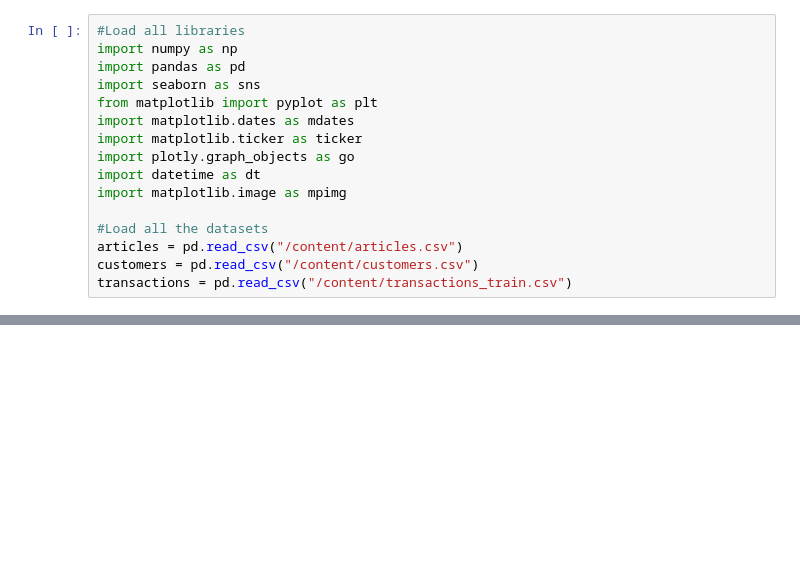
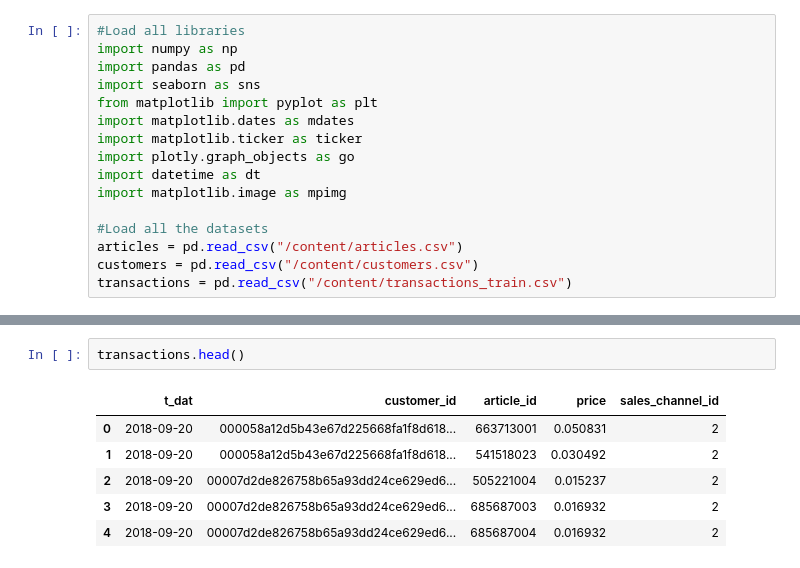
Before and after one commit to amien1410/colab-notebooks, a Jupyter notebook: Colab_Pyspark_H&M_EDA_Recommendation.ipynb, the cells around one changed output, grey strips where cells are left out. Drawn from its saved outputs; the diff is of its cells as text; blank space fills up the shorter version.

```diff
--- a/Colab_Pyspark_H&M_EDA_Recommendation.ipynb
+++ b/Colab_Pyspark_H&M_EDA_Recommendation.ipynb
@@ -86,0 +127,9 @@ transactions = pd.read_csv("/content/transactions_train.csv")
+# %%
+transactions.head()
+# %% [output]
+|  | t_dat | customer_id | article_id | price | sales_channel_id |
+| 0 | 2018-09-20 | 000058a12d5b43e67d225668fa1f8d618... | 663713001 | 0.050831 | 2 |
+| 1 | 2018-09-20 | 000058a12d5b43e67d225668fa1f8d618... | 541518023 | 0.030492 | 2 |
+| 2 | 2018-09-20 | 00007d2de826758b65a93dd24ce629ed6... | 505221004 | 0.015237 | 2 |
+| 3 | 2018-09-20 | 00007d2de826758b65a93dd24ce629ed6... | 685687003 | 0.016932 | 2 |
+| 4 | 2018-09-20 | 00007d2de826758b65a93dd24ce629ed6... | 685687004 | 0.016932 | 2 |
```
Also changed, not shown: parts of 6 cells of this notebook.
